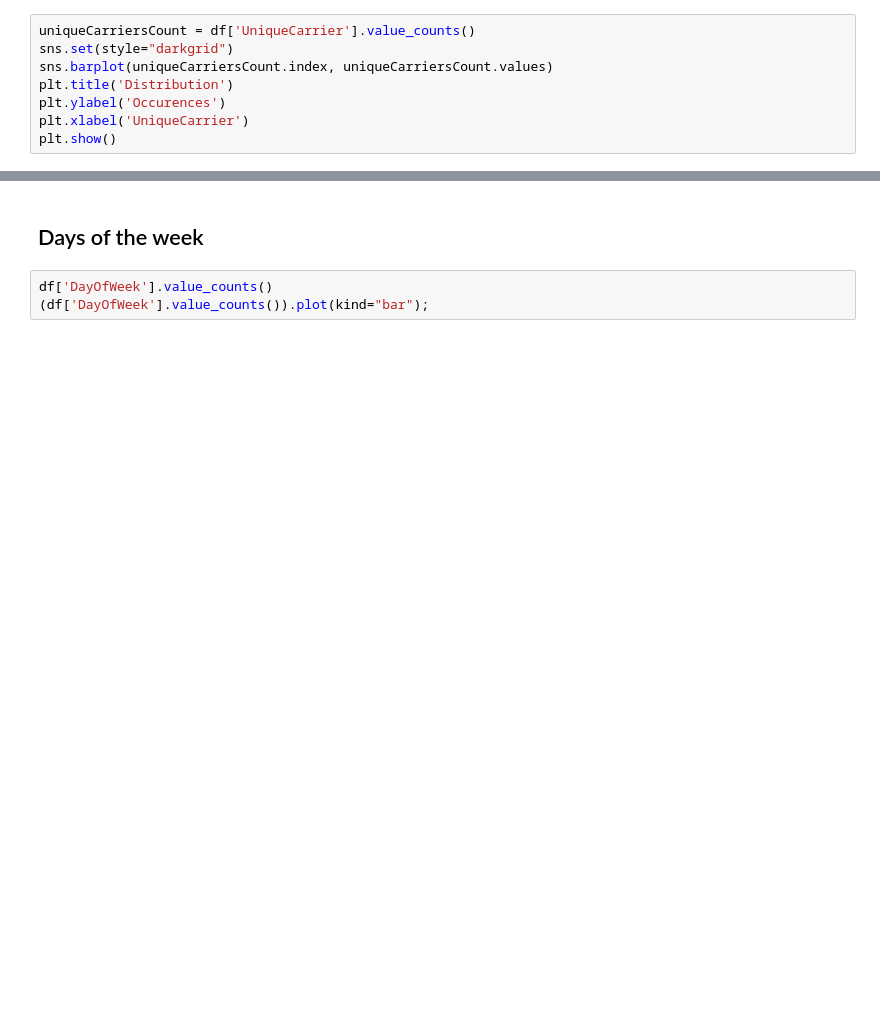
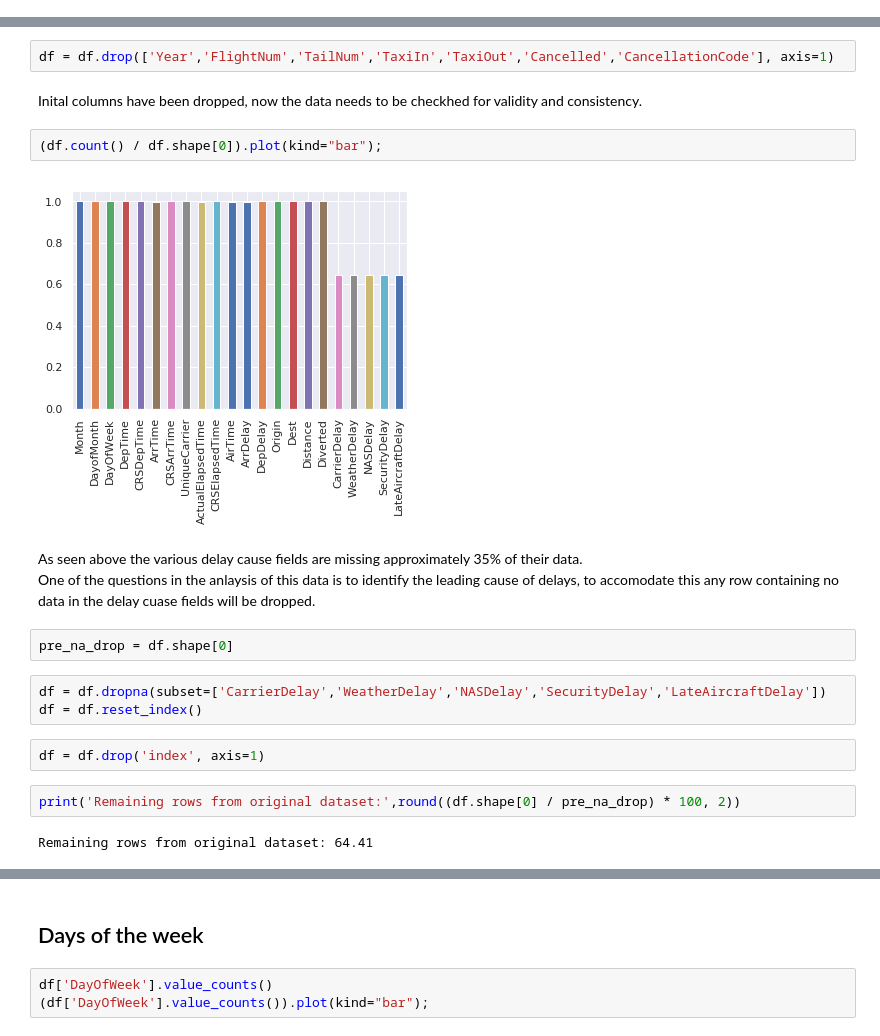
Before and after one commit to Iron-rain-inc/airline-data-blog, a Jupyter notebook: airline-data.ipynb, the cells around one changed output, grey strips where cells are left out. Cells and saved outputs as stored; diff of their text form; blank space fills up the shorter version.

```diff
--- a/airline-data.ipynb
+++ b/airline-data.ipynb
@@ -128,8 +0,0 @@ Unique Routes: 5086
-# %%
-uniqueCarriersCount = df['UniqueCarrier'].value_counts()
-sns.set(style="darkgrid")
-sns.barplot(uniqueCarriersCount.index, uniqueCarriersCount.values)
-plt.title('Distribution')
-plt.ylabel('Occurences')
-plt.xlabel('UniqueCarrier')
-plt.show()
@@ -175,0 +93,22 @@ dtype: object
+# %%
+df = df.drop(['Year','FlightNum','TailNum','TaxiIn','TaxiOut','Cancelled','CancellationCode'], axis=1)
+# %% [markdown]
+Inital columns have been dropped, now the data needs to be checkhed for validity and consistency.
+# %%
+(df.count() / df.shape[0]).plot(kind="bar");
+# %% [output]
+[figure, added]
+# %% [markdown]
+As seen above the various delay cause fields are missing approximately 35% of their data. <br>
+One of the questions in the anlaysis of this data is to identify the leading cause of delays, to accomodate this any row containing no data in the delay cuase fields will be dropped.
+# %%
+pre_na_drop = df.shape[0]
+# %%
+df = df.dropna(subset=['CarrierDelay','WeatherDelay','NASDelay','SecurityDelay','LateAircraftDelay'])
+df = df.reset_index()
+# %%
+df = df.drop('index', axis=1)
+# %%
+print('Remaining rows from original dataset:',round((df.shape[0] / pre_na_drop) * 100, 2))
+# %% [output]
+Remaining rows from original dataset: 64.41
```
Also changed, not shown: parts of 57 cells of this notebook, 2 other files.
